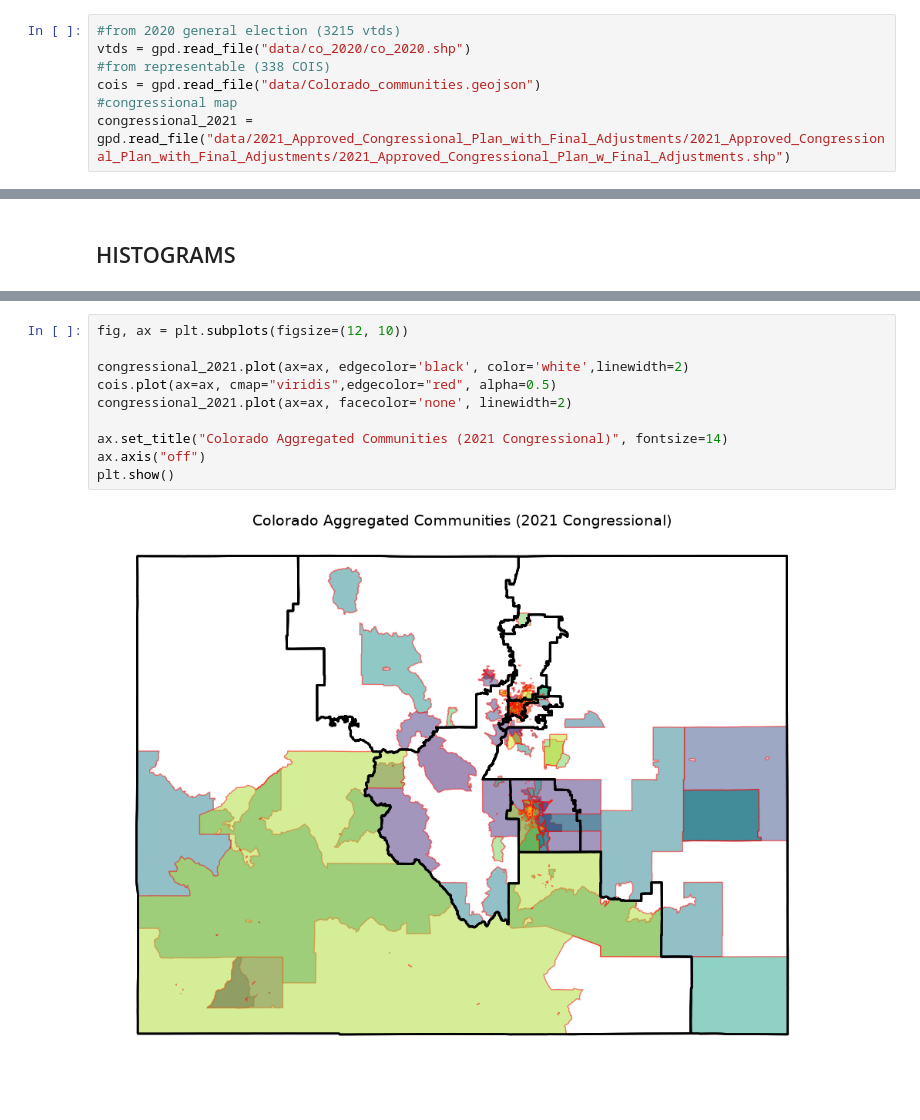
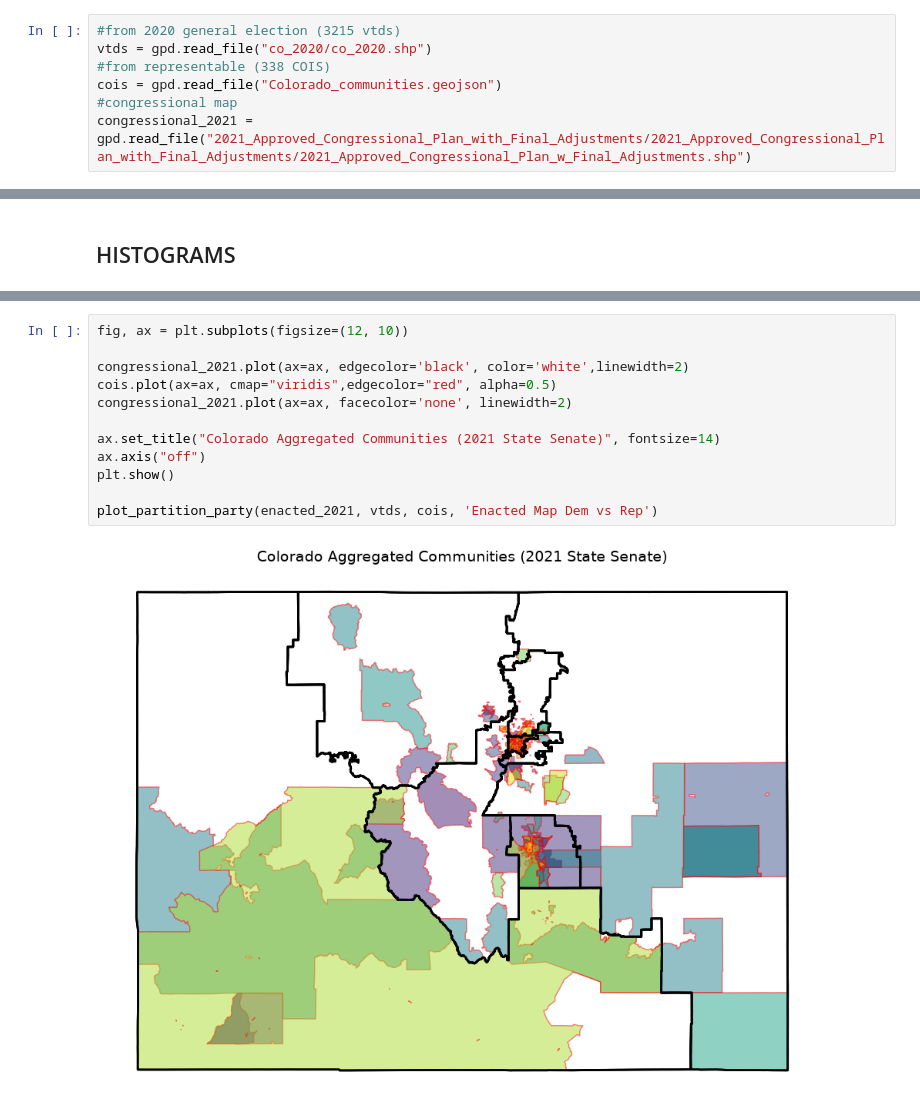
Before and after one commit to jevonlipsey/coi-preservation-project, a Jupyter notebook: co/co_2021_enac.ipynb, the cells around one changed output, grey strips where cells are left out. Saved outputs shown, nothing was run; the diff lists cells and outputs as text.

```diff
--- a/co/co_2021_enac.ipynb
+++ b/co/co_2021_enac.ipynb
@@ -22,11 +22,11 @@ DESIRED_TCP = 0.8
 ## READING FILES
 # %%
 #from 2020 general election (3215 vtds)
-vtds = gpd.read_file("data/co_2020/co_2020.shp")
+vtds = gpd.read_file("co_2020/co_2020.shp")
 #from representable (338 COIS)
-cois = gpd.read_file("data/Colorado_communities.geojson")
+cois = gpd.read_file("Colorado_communities.geojson")
 #congressional map
-congressional_2021 = gpd.read_file("data/2021_Approved_Congressional_Plan_with_Final_Adjustments/2021_Approved_Congressional_Plan_with_Final_Adjustments/2021_Approved_Congressional_Plan_w_Final_Adjustments.shp")
+congressional_2021 = gpd.read_file("2021_Approved_Congressional_Plan_with_Final_Adjustments/2021_Approved_Congressional_Plan_with_Final_Adjustments/2021_Approved_Congressional_Plan_w_Final_Adjustments.shp")
 # %% [markdown]
 ## PLOTTING
 # %%
@@ -572,12 +608,14 @@ dem seats won: 7/8
 # %%
 fig, ax = plt.subplots(figsize=(12, 10))
 
 congressional_2021.plot(ax=ax, edgecolor='black', color='white',linewidth=2)
 cois.plot(ax=ax, cmap="viridis",edgecolor="red", alpha=0.5)
 congressional_2021.plot(ax=ax, facecolor='none', linewidth=2)
 
-ax.set_title("Colorado Aggregated Communities (2021 Congressional)", fontsize=14)
+ax.set_title("Colorado Aggregated Communities (2021 State Senate)", fontsize=14)
 ax.axis("off")
 plt.show()
+
+plot_partition_party(enacted_2021, vtds, cois, 'Enacted Map Dem vs Rep')
 # %% [output]
-[figure, old version]
+[figure, new version]
```
Also changed, not shown: parts of 11 cells of this notebook, 11 other files.
